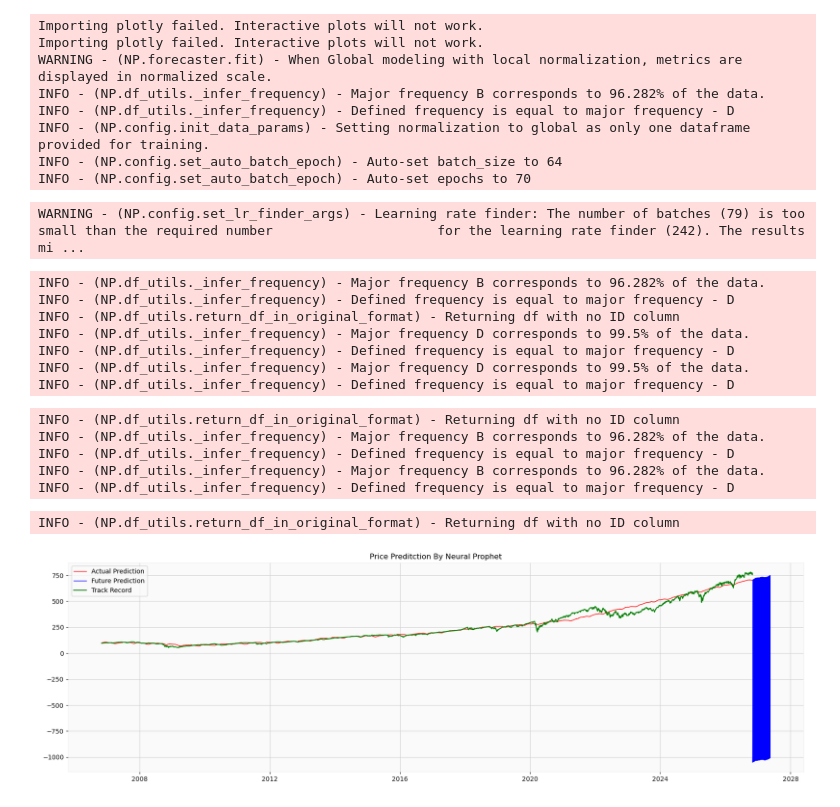
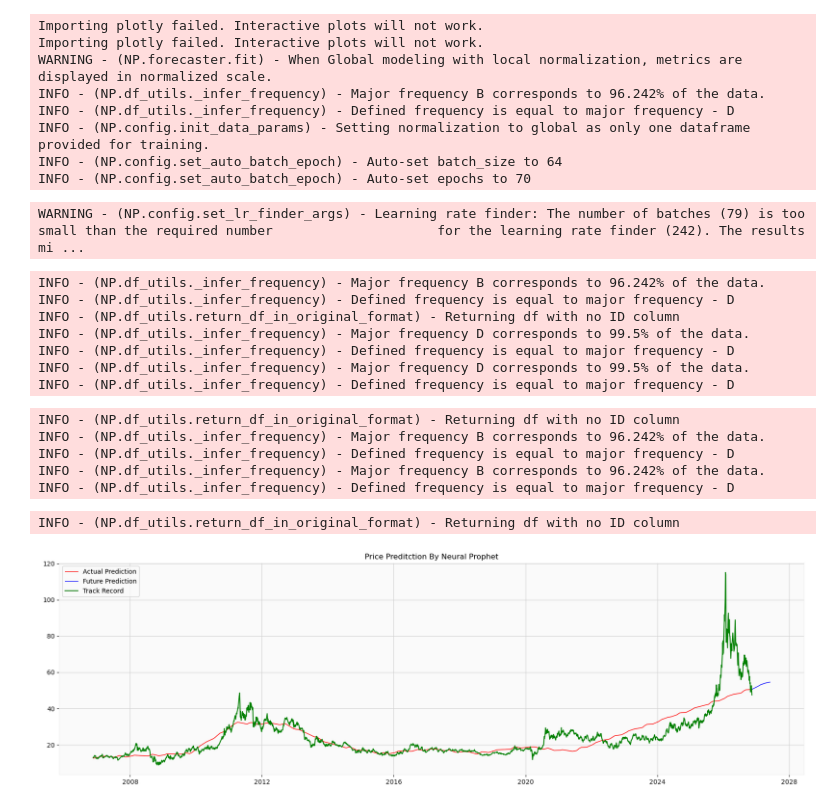
Before and after one commit to mangorlica-metallica/pythonforfinance, a Jupyter notebook: Securities&Futures.ipynb, the cells around one changed output. Saved outputs shown, nothing was run; the diff lists cells and outputs as text; code cells hidden in the pictures.

```diff
--- a/Securities&Futures.ipynb
+++ b/Securities&Futures.ipynb
@@ -20,7 +20,7 @@ import ta
 # ==========================================
 today = datetime.today()
 twenty_yrs_ago = today - relativedelta(years=20)
-ticker = "spy"
+ticker = "si=f"
 warren_buffet =yf.Ticker(ticker)
 george_soros = warren_buffet.history(start=twenty_yrs_ago, end=today,interval='1d')
 george_soros['SMA 50'] = george_soros['Close'].rolling(50, min_periods=1).mean()
@@ -30,6 +30,8 @@ george_soros['RSI'] = ta.momentum.RSIIndicator(george_soros['Close']).rsi()
 macd = ta.trend.MACD(george_soros['Close'])
 george_soros['MACD'] = macd.macd()
 george_soros['MACD Signal'] = macd.macd_signal()
+george_soros['ATR'] = ta.volatility.AverageTrueRange(george_soros["High"], george_soros["Low"], george_soros["Close"], window=14).average_true_range()
+george_soros["1-year momentum"] = ( george_soros["Close"] >  george_soros["Close"].shift(252)).astype(int)
 
 george_soros
 # %% [output]
@@ -387,7 +440,7 @@ futures['ds'] = futures['ds'].dt.tz_localize(None)
 # Create model
 model = NeuralProphet(
     daily_seasonality=False,  # turn off daily seasonality — too noisy for long-term
-    weekly_seasonality=True,
+    weekly_seasonality=False,
     yearly_seasonality=True,
     n_changepoints=10
 )
@@ -401,35 +454,35 @@ future = model.make_future_dataframe(futures, periods=200)
 forecast = model.predict(future)
 actual_prediction = model.predict(futures)
 
 plt.figure(figsize=(21,6))
 plt.plot(actual_prediction['ds'] , actual_prediction['yhat1'] , label = "Actual Prediction" , c = 'r',linewidth=1)
 future_only = forecast[forecast['ds'] > futures['ds'].max()].copy()
 plt.plot(future_only['ds'], future_only['yhat1'], label='Future Prediction', c='b',linewidth=1)
 plt.plot(futures['ds'] , futures['y'] , label = 'Track Record' , c = 'g')
 plt.title("Price Preditction By Neural Prophet")
 plt.legend()
 plt.show()
 # %% [output]
 Importing plotly failed. Interactive plots will not work.
 Importing plotly failed. Interactive plots will not work.
 WARNING - (NP.forecaster.fit) - When Global modeling with local normalization, metrics are displayed in normalized scale.
-INFO - (NP.df_utils._infer_frequency) - Major frequency B corresponds to 96.282% of the data.
+INFO - (NP.df_utils._infer_frequency) - Major frequency B corresponds to 96.242% of the data.
 INFO - (NP.df_utils._infer_frequency) - Defined frequency is equal to major frequency - D
 INFO - (NP.config.init_data_params) - Setting normalization to global as only one dataframe provided for training.
 INFO - (NP.config.set_auto_batch_epoch) - Auto-set batch_size to 64
 INFO - (NP.config.set_auto_batch_epoch) - Auto-set epochs to 70
 WARNING - (NP.config.set_lr_finder_args) - Learning rate finder: The number of batches (79) is too small than the required number                     for the learning rate finder (242). The results mi ...
-INFO - (NP.df_utils._infer_frequency) - Major frequency B corresponds to 96.282% of the data.
+INFO - (NP.df_utils._infer_frequency) - Major frequency B corresponds to 96.242% of the data.
 INFO - (NP.df_utils._infer_frequency) - Defined frequency is equal to major frequency - D
 INFO - (NP.df_utils.return_df_in_original_format) - Returning df with no ID column
 INFO - (NP.df_utils._infer_frequency) - Major frequency D corresponds to 99.5% of the data.
 INFO - (NP.df_utils._infer_frequency) - Defined frequency is equal to major frequency - D
 INFO - (NP.df_utils._infer_frequency) - Major frequency D corresponds to 99.5% of the data.
 INFO - (NP.df_utils._infer_frequency) - Defined frequency is equal to major frequency - D
 INFO - (NP.df_utils.return_df_in_original_format) - Returning df with no ID column
-INFO - (NP.df_utils._infer_frequency) - Major frequency B corresponds to 96.282% of the data.
+INFO - (NP.df_utils._infer_frequency) - Major frequency B corresponds to 96.242% of the data.
 INFO - (NP.df_utils._infer_frequency) - Defined frequency is equal to major frequency - D
-INFO - (NP.df_utils._infer_frequency) - Major frequency B corresponds to 96.282% of the data.
+INFO - (NP.df_utils._infer_frequency) - Major frequency B corresponds to 96.242% of the data.
 INFO - (NP.df_utils._infer_frequency) - Defined frequency is equal to major frequency - D
 INFO - (NP.df_utils.return_df_in_original_format) - Returning df with no ID column
-[figure, old version]
+[figure, new version]
```
Also changed, not shown: parts of 10 cells of this notebook.
